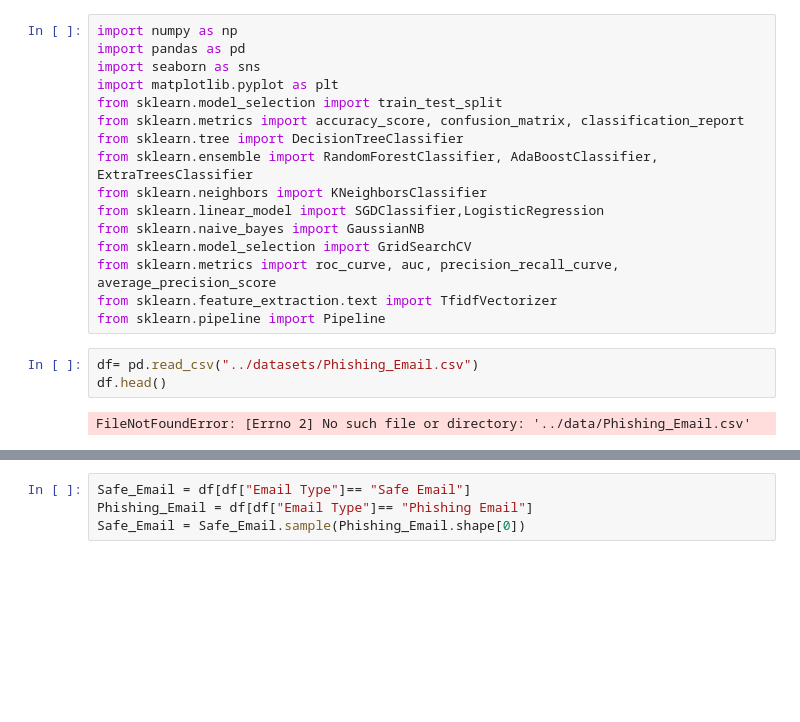
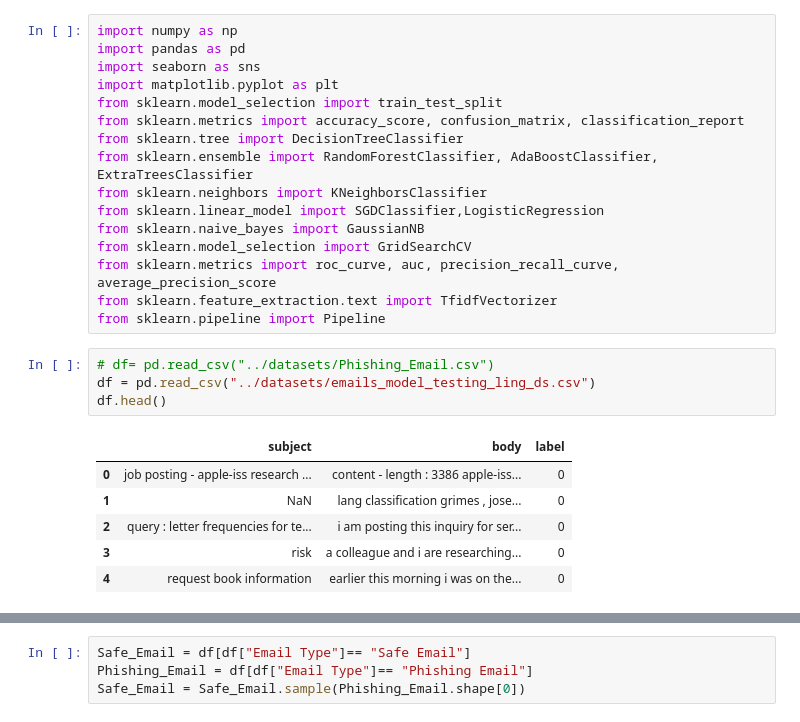
Before and after one commit to touficfakhry/ml_iter3, a Jupyter notebook: phishing_email/phishing_email.ipynb, the cells around one changed output, grey strips where cells are left out. Cells and saved outputs as stored; diff of their text form; blank space fills up the shorter version.

```diff
--- a/phishing_email/phishing_email.ipynb
+++ b/phishing_email/phishing_email.ipynb
@@ -15,10 +15,16 @@ from sklearn.metrics import roc_curve, auc, precision_recall_curve, average_prec
 from sklearn.feature_extraction.text import TfidfVectorizer
 from sklearn.pipeline import Pipeline
 # %%
-df= pd.read_csv("../datasets/Phishing_Email.csv")
+# df= pd.read_csv("../datasets/Phishing_Email.csv")
+df = pd.read_csv("../datasets/emails_model_testing_ling_ds.csv")
 df.head()
 # %% [output]
-FileNotFoundError: [Errno 2] No such file or directory: '../data/Phishing_Email.csv'
+|  | subject | body | label |
+| 0 | job posting - apple-iss research ... | content - length : 3386 apple-iss... | 0 |
+| 1 | NaN | lang classification grimes , jose... | 0 |
+| 2 | query : letter frequencies for te... | i am posting this inquiry for ser... | 0 |
+| 3 | risk | a colleague and i are researching... | 0 |
+| 4 | request book information | earlier this morning i was on the... | 0 |
 # %%
 df.isna().sum()
 # %% [output]
```
Also changed, not shown: parts of 4 cells of this notebook, 2 other files.
